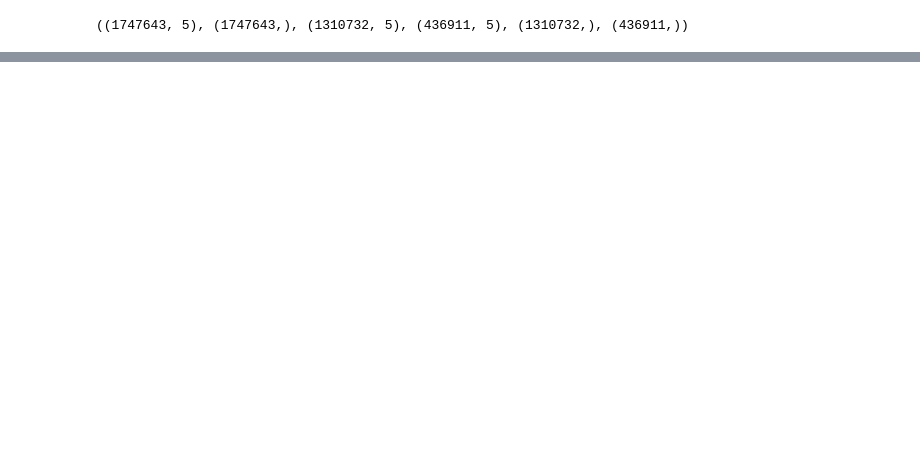
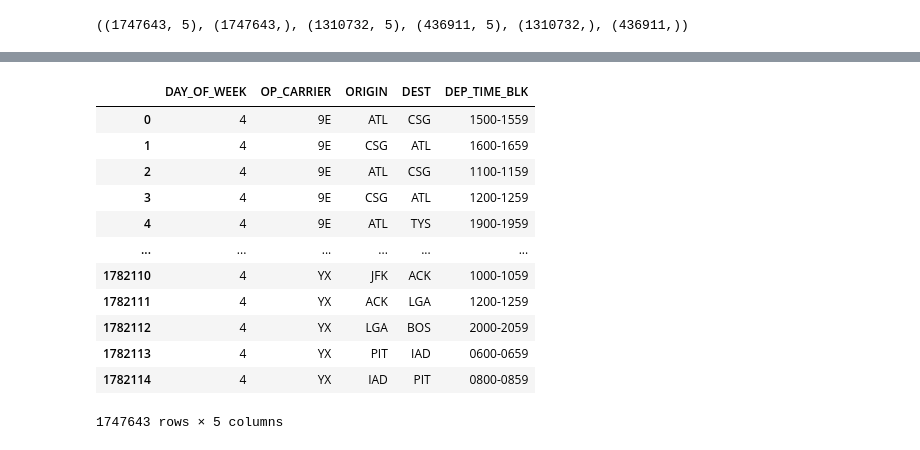
Before and after one commit to SertacBattal/MachLearnCA1, a Jupyter notebook: CA1 - Jose.ipynb, the cells around one changed output, grey strips where cells are left out. Cells and saved outputs as stored; diff of their text form; code cells hidden in the pictures; blank space fills up the shorter version.

```diff
--- a/CA1 - Jose.ipynb
+++ b/CA1 - Jose.ipynb
@@ -590,0 +615,18 @@ clf = clf.fit(X, y)
+# %%
+dt2 = df_dep[['DAY_OF_WEEK','OP_CARRIER','ORIGIN','DEST','DEP_TIME_BLK']]
+# %%
+dt2
+# %% [output]
+|  | DAY_OF_WEEK | OP_CARRIER | ORIGIN | DEST | DEP_TIME_BLK |
+| 0 | 4 | 9E | ATL | CSG | 1500-1559 |
+| 1 | 4 | 9E | CSG | ATL | 1600-1659 |
+| 2 | 4 | 9E | ATL | CSG | 1100-1159 |
+| 3 | 4 | 9E | CSG | ATL | 1200-1259 |
+| 4 | 4 | 9E | ATL | TYS | 1900-1959 |
+| ... | ... | ... | ... | ... | ... |
+| 1782110 | 4 | YX | JFK | ACK | 1000-1059 |
+| 1782111 | 4 | YX | ACK | LGA | 1200-1259 |
+| 1782112 | 4 | YX | LGA | BOS | 2000-2059 |
+| 1782113 | 4 | YX | PIT | IAD | 0600-0659 |
+| 1782114 | 4 | YX | IAD | PIT | 0800-0859 |
+1747643 rows × 5 columns
```
Also changed, not shown: parts of 31 cells of this notebook.
